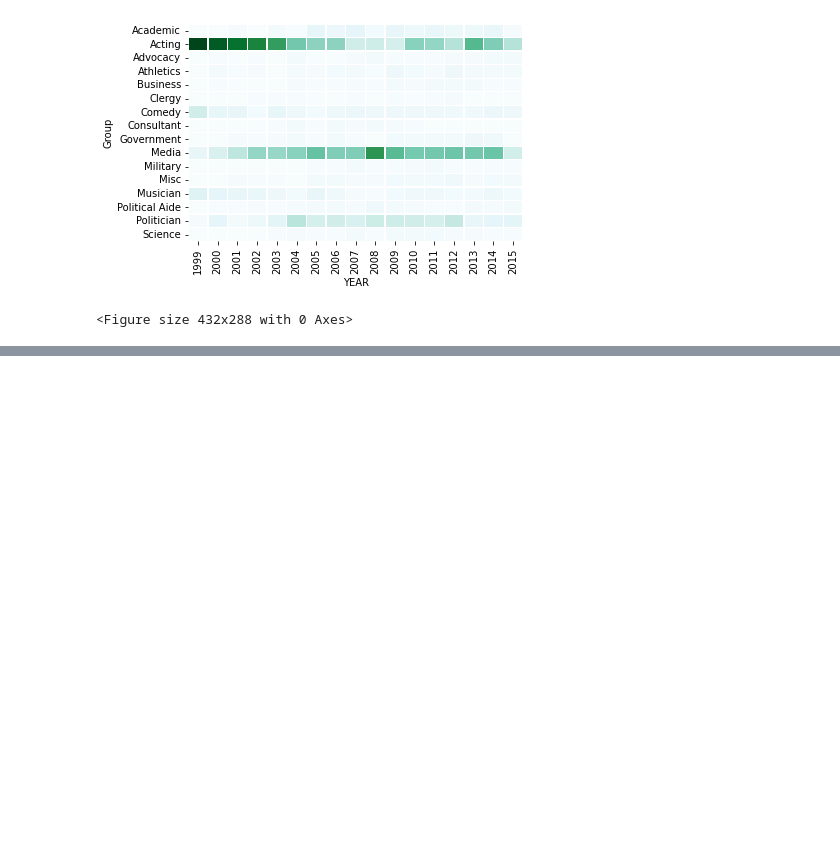
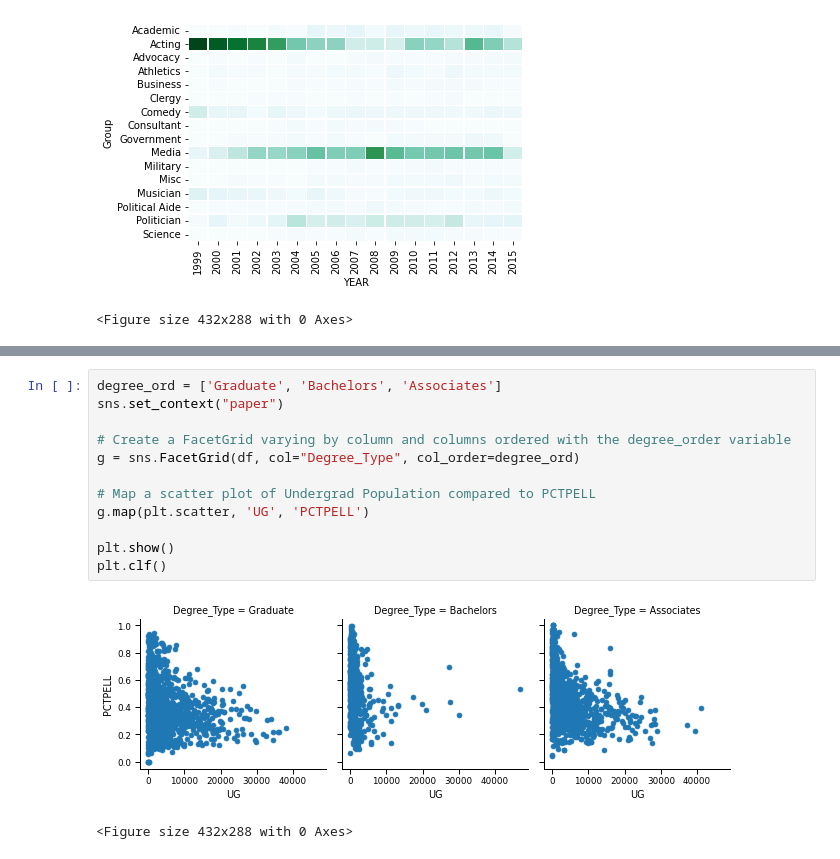
Before and after one commit to marcusandrev/DataCamp-Data-Scientist-with-Python-Career-Track, a Jupyter notebook: 12-Intermediate-Data-Visualization-with-Seaborn/InDVS-Chapter-3-4.ipynb, the cells around one changed output, grey strips where cells are left out. Saved outputs shown, nothing was run; the diff lists cells and outputs as text; blank space fills up the shorter version.

```diff
--- a/12-Intermediate-Data-Visualization-with-Seaborn/InDVS-Chapter-3-4.ipynb
+++ b/12-Intermediate-Data-Visualization-with-Seaborn/InDVS-Chapter-3-4.ipynb
@@ -358,0 +452,15 @@ plt.clf()
+# %%
+degree_ord = ['Graduate', 'Bachelors', 'Associates']
+sns.set_context("paper")
+
+# Create a FacetGrid varying by column and columns ordered with the degree_order variable
+g = sns.FacetGrid(df, col="Degree_Type", col_order=degree_ord)
+
+# Map a scatter plot of Undergrad Population compared to PCTPELL
+g.map(plt.scatter, 'UG', 'PCTPELL')
+
+plt.show()
+plt.clf()
+# %% [output]
+[figure, added]
+<Figure size 432x288 with 0 Axes>
```
Also changed, not shown: parts of 30 cells of this notebook, 3 other files.
